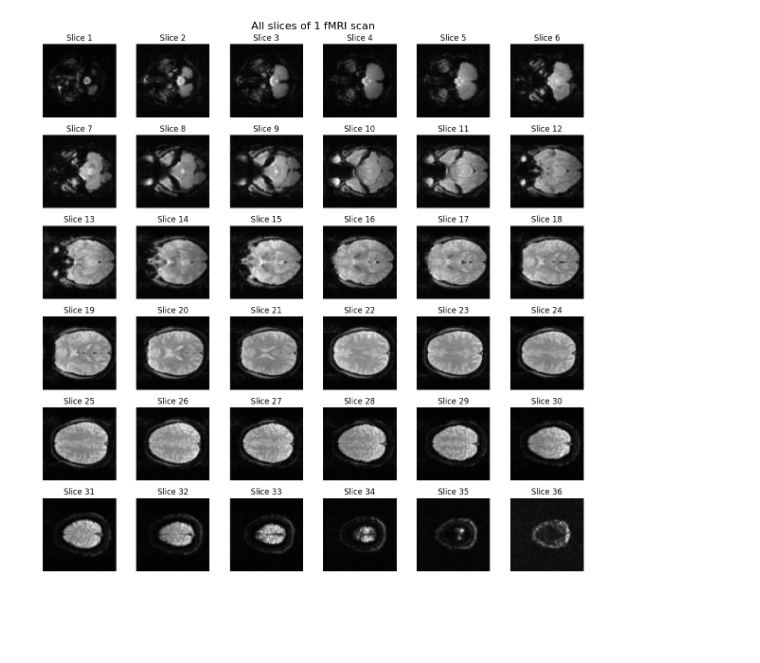
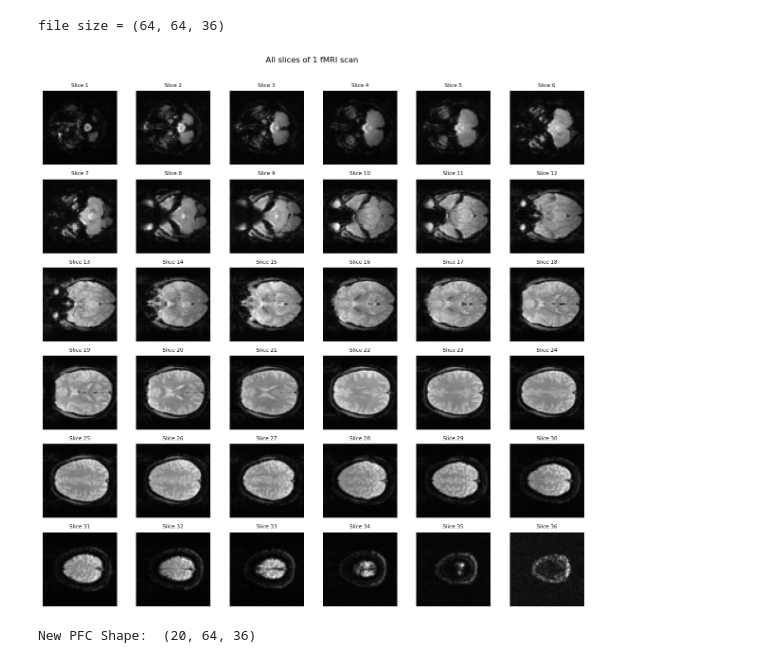
Before and after one commit to Adonimac/fMRI, a Jupyter notebook: test.ipynb, the cells around one changed output. Drawn from its saved outputs; the diff is of its cells as text; code cells hidden in the pictures; blank space fills up the shorter version.

```diff
--- a/test.ipynb
+++ b/test.ipynb
@@ -8,0 +6,5 @@ folder_path = "1_005_ep2d_pace_aff_n_back_20130605"
+# %%
+
+folder_path = "1_005_ep2d_pace_aff_n_back_20130605"
+file_to_view = "CT_2_NEURALMETH_20130605_001_005_ep2d_pace_aff_n_back_0001.hdr"
+file_path = os.path.join(folder_path, file_to_view)
@@ -9,23 +14,26 @@ folder_path = "1_005_ep2d_pace_aff_n_back_20130605"
+# %%
+print(f"file size =", data.shape)
+# %% [output]
+file size = (64, 64, 36)
 # %%
-# Load one fMRI scan
-file_to_view = "CT_2_NEURALMETH_20130605_001_005_ep2d_pace_aff_n_back_0001.hdr"
-file_path = os.path.join("1_005_ep2d_pace_aff_n_back_20130605", file_to_view)
-
-img = nib.load(file_path)
-data = img.get_fdata()
+fig , axs = plt.subplots(6,6, figsize = (12,12))
+fig.suptitle("All slices of 1 fMRI scan ")
 
 
-fig, axes = plt.subplots(6, 6, figsize=(12, 12))
-fig.suptitle("All slices of 1 fMRI scan", fontsize=16)
-
 for i in range(36):
-    row = i // 6
-    col = i % 6
-    axes[row, col].imshow(data[:, :, i], cmap='gray')
-    axes[row, col].axis('off')
-    axes[row, col].set_title(f"Slice {i+1}")
+    ax = axs[i // 6, i % 6]
+    ax.imshow(data[:, :, i], cmap='gray')
+    ax.axis('off')
+    ax.set_title(f"Slice {i+1}", fontsize=8)
 
 plt.tight_layout()
+plt.subplots_adjust(top=0.92)
+
 plt.show()
 # %% [output]
-[figure, old version]
+[figure, new version]
+# %%
+pfc_data = data[:20,:,:]
+print("New PFC Shape: ", pfc_data.shape)
+# %% [output]
+New PFC Shape:  (20, 64, 36)
```
Also changed, not shown: parts of 12 cells of this notebook.
